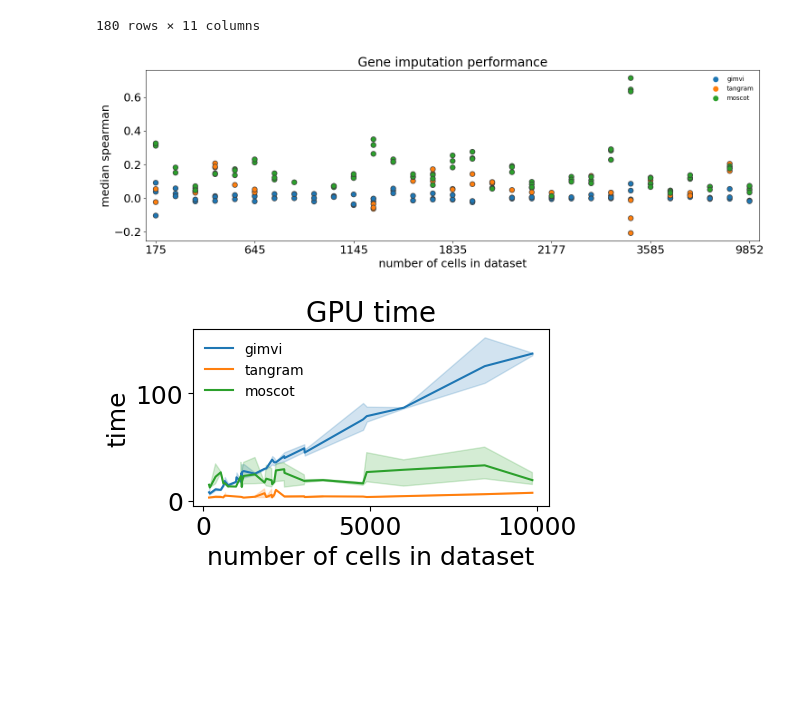
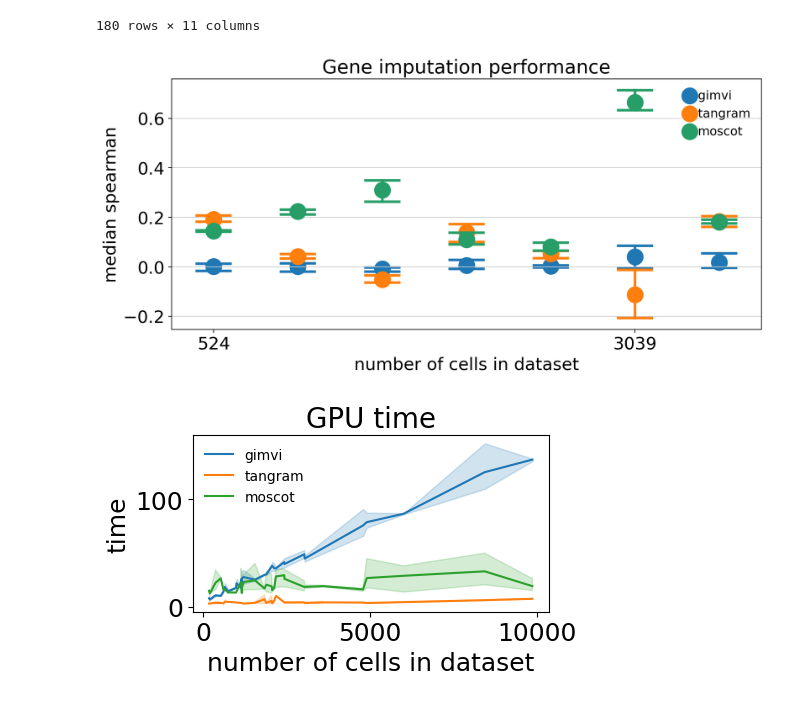
Before and after one commit to theislab/moscot_benchmarks, a Jupyter notebook: experiments/space/mapping/method_benchmark/seml_results.ipynb, the cells around one changed output. Cells and saved outputs as stored; diff of their text form; code cells hidden in the pictures; blank space fills up the shorter version.

```diff
--- a/experiments/space/mapping/method_benchmark/seml_results.ipynb
+++ b/experiments/space/mapping/method_benchmark/seml_results.ipynb
@@ -89,7 +80,7 @@ corr_df[corr_df.method.isin(["MOSCOT"])].groupby(["epsilon", "alpha"])[
 |  | 0.9 | 0.078427 | 0.068586 |
 # %%
 corr_df["method"] = corr_df["method"].replace(
-    {"MOSCOT": "moscot", "GIMVI": "gimvi", "TANGRAM": "tangram"}
+    {"MOSCOT": "moscot", "GIMVI": "gimVI", "TANGRAM": "Tangram"}
 )
 # %%
 gimvi = corr_df[corr_df.method == "gimvi"].reset_index()
@@ -117,43 +110,54 @@ final_df = pd.concat([gimvi, tangram, moscot]).reset_index()
+# %%
+final_df["ones"] = 1
+final_df = final_df[final_df.corrvalue == "spearman"].copy()
+# %%
+all_datasets = (
+    final_df[["method", "dataset", "ones"]].groupby(["dataset"]).count().reset_index()
+)
+datasets = all_datasets[all_datasets.method == 9].dataset.unique()
 # %%
 import seaborn as sns
 
-fig, ax = plt.subplots(figsize=(15, 5), dpi=100)
+fig, ax = plt.subplots(figsize=(10, 5), dpi=100)
 # g = sns.boxplot(
 #     data=final_df[final_df.corrvalue == "spearman"],
 #     x="n_cells",
 #     y="median",
 #     hue="method",
 #     dodge=True,
 #     ax=ax,
 # )
 
-sns.stripplot(
-    data=final_df[final_df.corrvalue == "spearman"],
+sns.pointplot(
+    data=final_df[final_df.dataset.isin(datasets)],
     x="n_cells",
     y="median_corr",
     hue="method",
     dodge=False,
-    jitter=False,
-    s=8,
+    jitter=1.5,
+    # s=50,
+    scale=2,
+    linestyles="",
     edgecolors="black",
+    capsize=0.4,
     linewidth=1,
     ax=ax,
 )
 legend = plt.legend()
 
 legend.get_frame().set_facecolor("none")
 legend.get_frame().set_edgecolor("white")
 ticks, labels = plt.xticks()
 plt.xticks(ticks[::5], labels[::5])
 
 ax.set_ylabel("median spearman", fontsize=18)
 
 ax.set_xlabel("number of cells in dataset", fontsize=18)
 ax.tick_params(axis="both", which="major", labelsize=18)
 ax.set_title("Gene imputation performance", fontsize=20)
 plt.tight_layout()
 # %% [output]
-[figure, old version]
+[figure, new version]
 # %%
 import seaborn as sns
 
```
Also changed, not shown: parts of 4 cells of this notebook, 4 other files.
